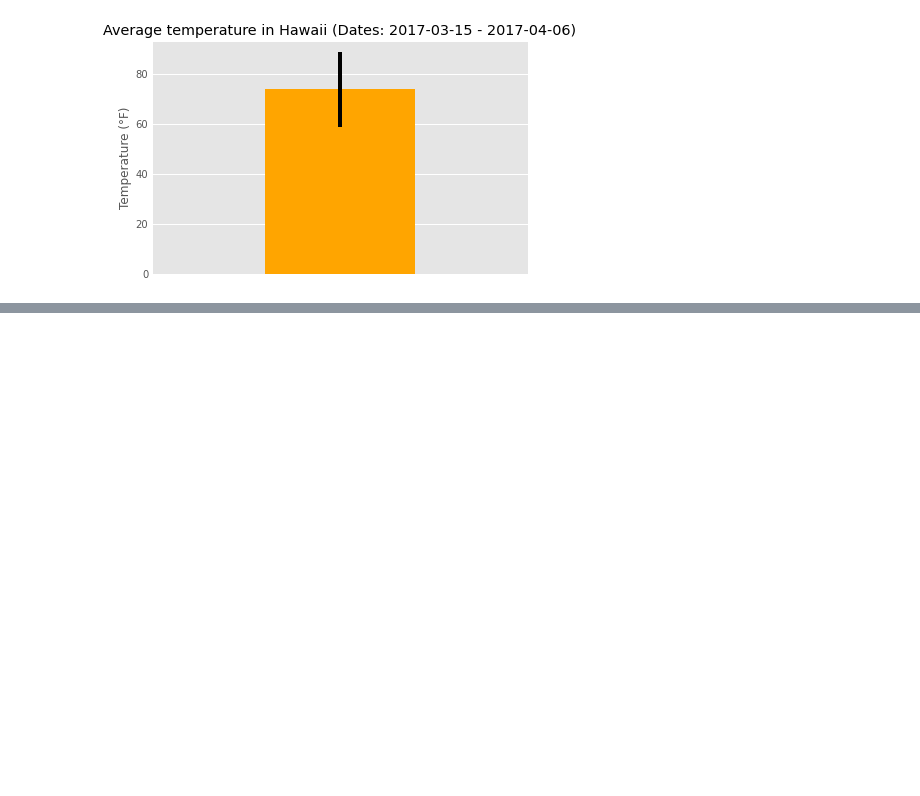
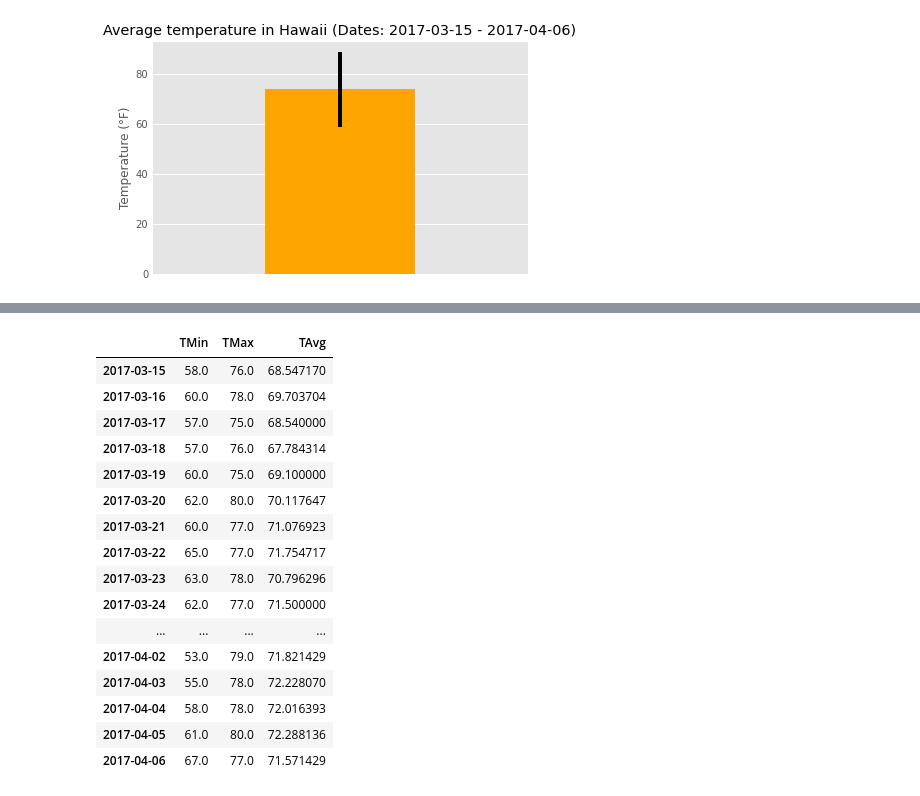
Before and after one commit to mariasierralizarazo/sqlalchemy-challenge, a Jupyter notebook: climate.ipynb, the cells around one changed output, grey strips where cells are left out. Cells and saved outputs as stored; diff of their text form; code cells hidden in the pictures; blank space fills up the shorter version.

```diff
--- a/climate.ipynb
+++ b/climate.ipynb
@@ -352,2 +363,26 @@ daily_normals("01-01")
 # %%
 # Load the previous query results into a Pandas DataFrame and add the `trip_dates` range as the `date` index
+normals_df = pd.DataFrame(index = dates_plot)
+normals_df["TMin"] = TMin
+normals_df["TMax"] = TMax
+normals_df["TAvg"] = TAvg
+normals_df = normals_df.sort_index()
+normals_df
+# %% [output]
+|  | TMin | TMax | TAvg |
+| 2017-03-15 | 58.0 | 76.0 | 68.547170 |
+| 2017-03-16 | 60.0 | 78.0 | 69.703704 |
+| 2017-03-17 | 57.0 | 75.0 | 68.540000 |
+| 2017-03-18 | 57.0 | 76.0 | 67.784314 |
+| 2017-03-19 | 60.0 | 75.0 | 69.100000 |
+| 2017-03-20 | 62.0 | 80.0 | 70.117647 |
+| 2017-03-21 | 60.0 | 77.0 | 71.076923 |
+| 2017-03-22 | 65.0 | 77.0 | 71.754717 |
+| 2017-03-23 | 63.0 | 78.0 | 70.796296 |
+| 2017-03-24 | 62.0 | 77.0 | 71.500000 |
+| ... | ... | ... | ... |
+| 2017-04-02 | 53.0 | 79.0 | 71.821429 |
+| 2017-04-03 | 55.0 | 78.0 | 72.228070 |
+| 2017-04-04 | 58.0 | 78.0 | 72.016393 |
+| 2017-04-05 | 61.0 | 80.0 | 72.288136 |
+| 2017-04-06 | 67.0 | 77.0 | 71.571429 |
```
Also changed, not shown: parts of 5 cells of this notebook.
